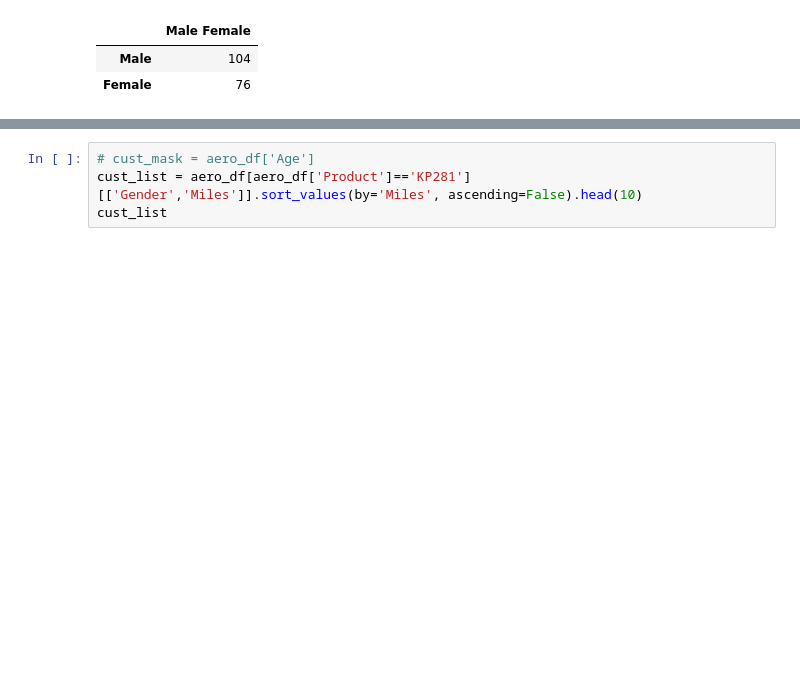
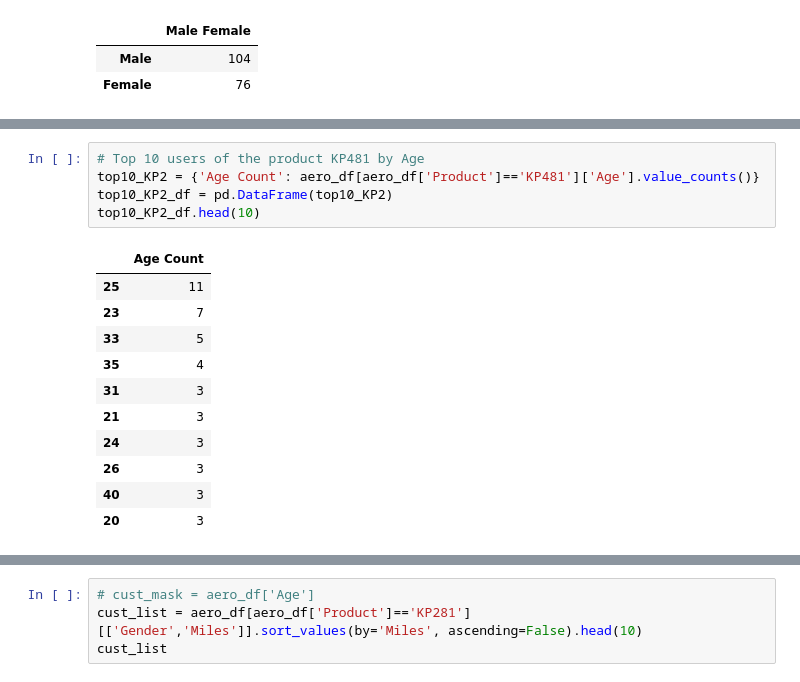
Before and after one commit to pkmariya/Python, a Jupyter notebook: AerofitCaseStudy_Mariya_DSMLJune22.ipynb, the cells around one changed output, grey strips where cells are left out. Cells and saved outputs as stored; diff of their text form; blank space fills up the shorter version.

```diff
--- a/AerofitCaseStudy_Mariya_DSMLJune22.ipynb
+++ b/AerofitCaseStudy_Mariya_DSMLJune22.ipynb
@@ -184,0 +192,17 @@ Name: Gender, Length: 180, dtype: object
+# %%
+# Top 10 users of the product KP481 by Age
+top10_KP2 = {'Age Count': aero_df[aero_df['Product']=='KP481']['Age'].value_counts()}
+top10_KP2_df = pd.DataFrame(top10_KP2)
+top10_KP2_df.head(10)
+# %% [output]
+|  | Age Count |
+| 25 | 11 |
+| 23 | 7 |
+| 33 | 5 |
+| 35 | 4 |
+| 31 | 3 |
+| 21 | 3 |
+| 24 | 3 |
+| 26 | 3 |
+| 40 | 3 |
+| 20 | 3 |
```
Also changed, not shown: parts of 6 cells of this notebook.
